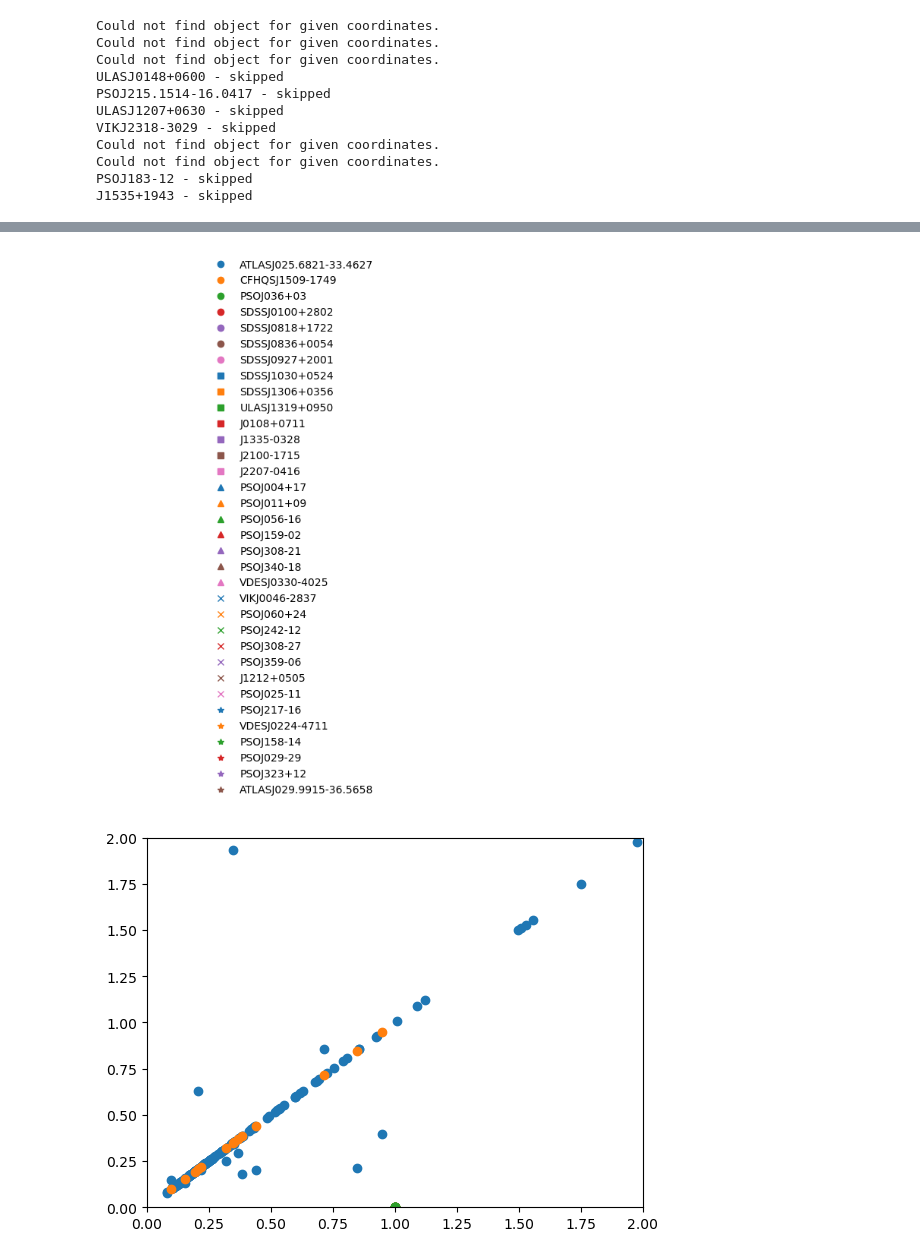
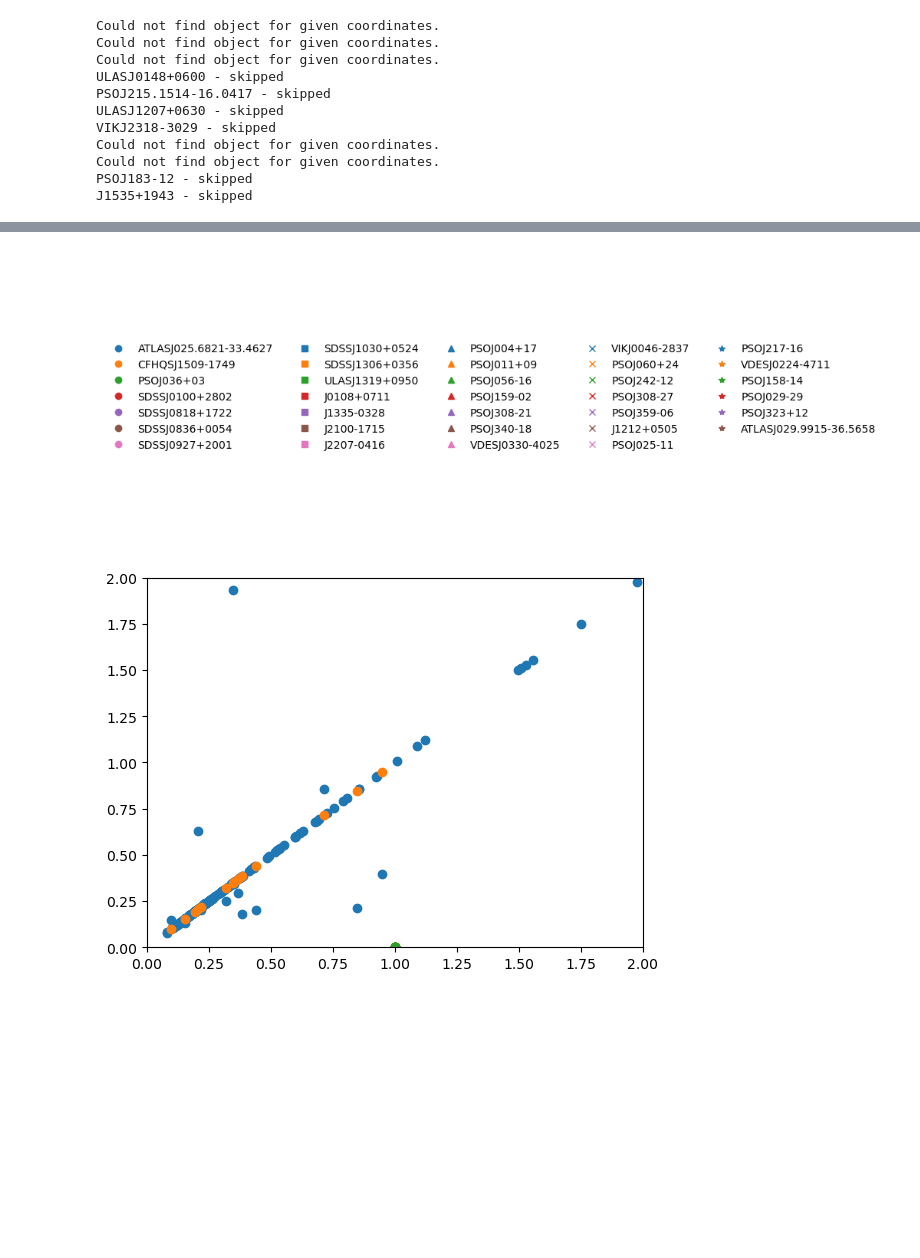
Before and after one commit to bartiosz/qso_nn, a Jupyter notebook: nn_properties-Copy1.ipynb, the cells around one changed output, grey strips where cells are left out. Saved outputs shown, nothing was run; the diff lists cells and outputs as text; code cells hidden in the pictures; blank space fills up the shorter version.

```diff
--- a/nn_properties-Copy1.ipynb
+++ b/nn_properties-Copy1.ipynb
@@ -176,7 +194,14 @@ civ_shift = [float(c) for c in civ_shifts[:,1]]
 civ_shift_plus = [float(c) for c in civ_shifts[:,2]]
 civ_shift_minus = [float(c) for c in civ_shifts[:,3]]
 
-# print(names1==names2,names2==names3,names3==names4,names4==names5)
+metals = np.loadtxt('/home/bartosz/Downloads/highz sample redshifts - metals.csv',delimiter=',',dtype='str')
+names6 = metals[:,0]
+NV = [float(m) for m in metals[:,1]]
+NV_err = [float(m) for m in metals[:,2]]
+SiIV_OIV = [float(m) for m in metals[:,3]]
+SiIV_OIV_err = [float(m) for m in metals[:,4]]
+
+print(names1==names2,names2==names3,names3==names4,names4==names5,names5==names6)
 # len(HNAME)/5
-print(NAMES_v2)
+print(names6[12])
 # %% [output]
@@ -188,7 +224,7 @@ HMBH_CIV = [9.51,9.47,9.55,9.82,9.55,10.15,9.28,9.45,9.5,9.28,0,0,9.41,0,8.77,8.
 CIV_HMBH, CIV_PLUS, CIV_MINUS = [], [], []
 MGII_HMBH, MGII_PLUS, MGII_MINUS = [], [], []
 EDD_CIV, EDD_CIV_PLUS, EDD_CIV_MINUS, EDD_MGII, EDD_MGII_PLUS, EDD_MGII_MINUS, CIV_SHIFT, CIV_SHIFT_PLUS, CIV_SHIFT_MINUS = [],[],[],[],[],[],[],[],[]
-LOGLBOL_XS, LOGLBOL_XS_PLUS, LOGLBOL_XS_MINUS = [],[],[]
+LOGLBOL_XS, LOGLBOL_XS_PLUS, LOGLBOL_XS_MINUS, NV_METAL, NV_METAL_ERR, SIIV_OIV_METAL, SIIV_OIV_METAL_ERR = [],[],[],[],[],[],[]
 for j, n in enumerate(NAMES_v2):
     if n in exc:
         print(n, '- skipped')
@@ -220,6 +256,11 @@ for j, n in enumerate(NAMES_v2):
         CIV_SHIFT_PLUS.append(civ_shift_plus[id])
         CIV_SHIFT_MINUS.append(civ_shift_minus[id])
 
+        NV_METAL.append(NV[id])
+        NV_METAL_ERR.append(NV_err[i])
+        SIIV_OIV_METAL.append(SiIV_OIV[id])
+        SIIV_OIV_METAL_ERR.append(SiIV_OIV_err[i])
+
 col1 = fits.Column(name='NAME', format='22A', array=HNAME)
 col2 = fits.Column(name='Z', format='D', array=HZ)
 col3 = fits.Column(name='SNR', format='D', array=HSNR)
@@ -238,6 +279,10 @@ col39 = fits.Column(name='EDD_CIV_XS_minus', format='D', array=EDD_CIV_MINUS)
 col40 = fits.Column(name='EDD_MGII_XS', format='D', array=EDD_MGII)
 col41 = fits.Column(name='EDD_MGII_XS_plus', format='D', array=EDD_MGII_PLUS)
 col42 = fits.Column(name='EDD_MGII_XS_minus', format='D', array=EDD_MGII_MINUS)
+col430 = fits.Column(name='NV_CIV', format='D', array=NV_METAL)
+col431 = fits.Column(name='NV_CIV_ERR', format='D', array=NV_METAL_ERR)
+col432 = fits.Column(name='SIIV_OIV_CIV', format='D', array=SIIV_OIV_METAL)
+col433 = fits.Column(name='SIIV_OIV_CIV_ERR', format='D', array=SIIV_OIV_METAL_ERR)
 col4 = fits.Column(name='NN_ID', format='K', array=NNID)
 col5 = fits.Column(name='NN_D', format='D', array=NND)
 col6 = fits.Column(name='SDSS_NAME', format='18A', array=SDSSNAME)
@@ -259,11 +304,17 @@ col1400 = fits.Column(name='LOGLBOL', format='D', array=LOGLBOL)
 col1401 = fits.Column(name='LOGLBOL_ERR', format='D', array=LOGLBOL_ERR)
 col140 = fits.Column(name='LOGLEDD_RATIO', format='D', array=LOGLEDD)
 col141 = fits.Column(name='LOGLEDD_RATIO_ERR', format='D', array=LOGLEDD_ERR)
+col15 = fits.Column(name='CIV_FLUX', format='D', array=FLUX_CIV)
+col16 = fits.Column(name='CIV_FLUX_ERR', format='D', array=FLUX_CIV_ERR)
+col17 = fits.Column(name='SIIV_OIV_FLUX', format='D', array=FLUX_SIIVOIV)
+col18 = fits.Column(name='SIIV_OIV_FLUX_ERR', format='D', array=FLUX_SIIVOIV_ERR)
+col19 = fits.Column(name='NV_FLUX', format='D', array=FLUX_NV)
+col20 = fits.Column(name='NV_FLUX_ERR', format='D', array=FLUX_NV_ERR)
 
 cols = fits.ColDefs([col1, col2, col3, col301, col302, col303, col31, col32, col33, col34, col35, col36, col37, col38, col39,
-                     col40, col41, col42, col14001, col14002, col14003, col4, col5, col6, col7, col71, col72, col73, col74,
+                     col40, col41, col42, col430, col431, col432, col433, col14001, col14002, col14003, col4, col5, col6, col7, col71, col72, col73, col74,
                      col8, col9, col10, col11, col12, col13,
-                     col1400, col1401, col140, col141])
+                     col1400, col1401, col140, col141, col15, col16, col17, col18, col19, col20])
 
 hdu = fits.BinTableHDU.from_columns(cols)
 
@@ -336,28 +351,28 @@ COLORS
 # %%
 from matplotlib.lines import Line2D
 from matplotlib.patches import Patch
 
 lelem=[]
 labels=[]
 for i,d in enumerate(data):
     if i%5==0:
         lelem.append(Line2D([0],[0],color=COLORS[i],marker=MARKERS[i],lw=0,label=d['NAME']))
         labels.append(d['NAME'])
 
 # Create a separate figure for the legend
 fig_legend = plt.figure()
 ax_legend = fig_legend.add_subplot(111)
-fig_legend.legend(lelem, labels,loc='center', frameon=False)
+fig_legend.legend(lelem, labels,loc='center', ncol=5,frameon=False)
 
 # Remove axes from the legend figure
 ax_legend.axis('off')
 
 # Save the legend figure
 # fig_legend.savefig('legend.png', bbox_inches='tight')
 
 plt.show()
 # %% [output]
-[figure, old version]
+[figure, new version]
 # %%
 ledd = 1.3*10**38*10**(data['MBH_CIV'])
 # print(ledd)
```
Also changed, not shown: parts of 11 cells of this notebook.
